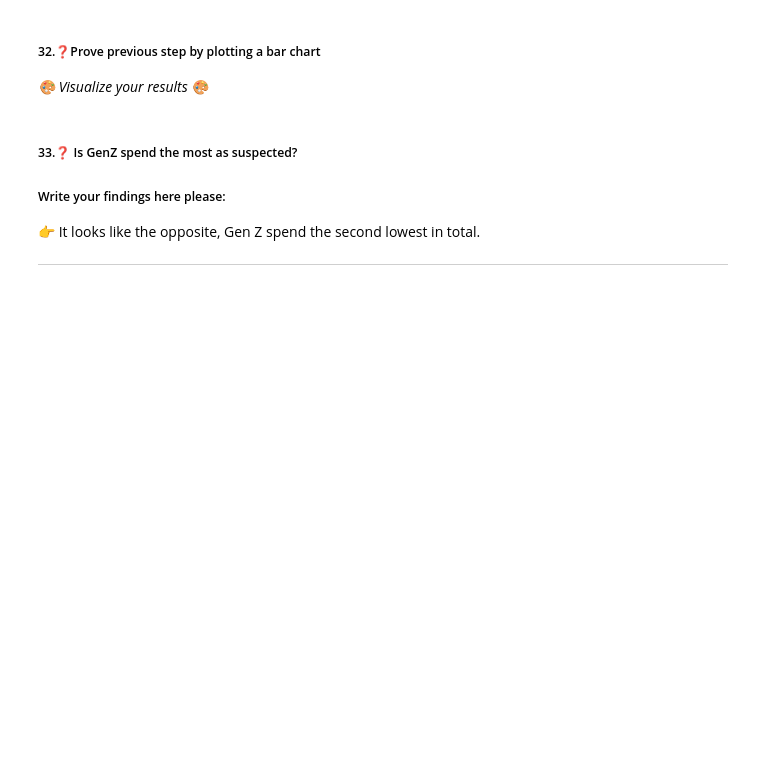
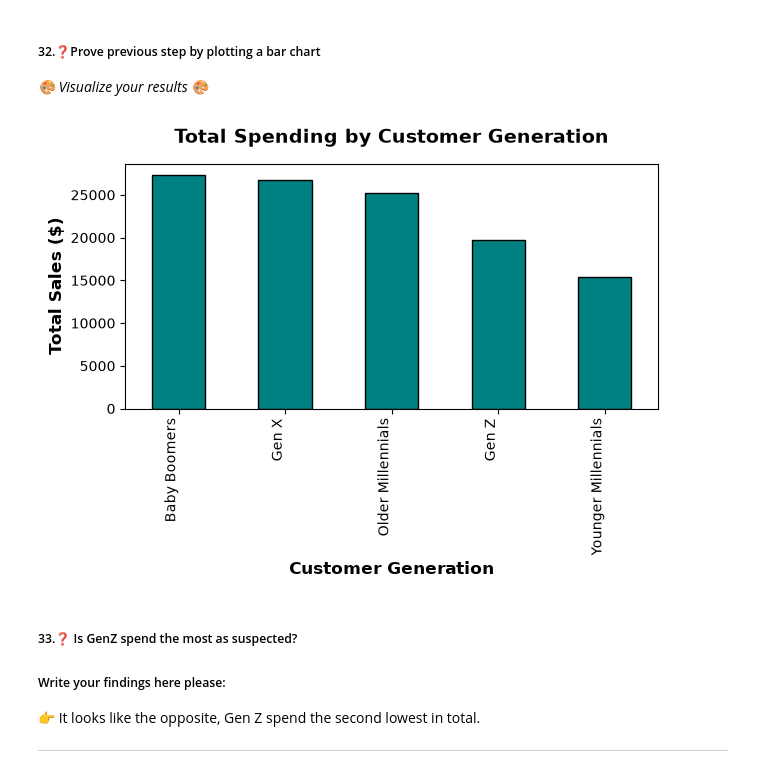
Before and after one commit to OhoodMajed/labs, a Jupyter notebook: 3.13 Data Exploration Lab/Lab_Data_Exploration_Python-HMA-v.2.1.ipynb, the cells around one changed output. Drawn from its saved outputs; the diff is of its cells as text; code cells hidden in the pictures; blank space fills up the shorter version.

```diff
--- a/3.13 Data Exploration Lab/Lab_Data_Exploration_Python-HMA-v.2.1.ipynb
+++ b/3.13 Data Exploration Lab/Lab_Data_Exploration_Python-HMA-v.2.1.ipynb
@@ -257,6 +567,23 @@ _🎨 Visualize your results 🎨_
 ##### 32.❓Prove previous step by plotting a bar chart
 
 _🎨 Visualize your results 🎨_
+# %%
+
+generation_spending = coffee_df.groupby('customer_generation')['line_item_amount'].sum().sort_values(ascending=False)
+
+ax = generation_spending.plot(kind='bar', color='teal', edgecolor='black')
+
+plt.title('Total Spending by Customer Generation', fontsize=14, fontweight='bold', pad=15)
+plt.xlabel('Customer Generation', fontsize=12, fontweight='bold')
+plt.ylabel('Total Sales ($)', fontsize=12, fontweight='bold')
+
+plt.xticks(rotation=90, ha='right', fontsize=10)
+plt.yticks(fontsize=10)
+
+plt.tight_layout()
+plt.show()
+# %% [output]
+[figure, added]
 # %% [markdown]
 ##### 33.❓ Is GenZ spend the most as suspected?
 ##### Write your findings here please:
```
Also changed, not shown: parts of 56 cells of this notebook.
